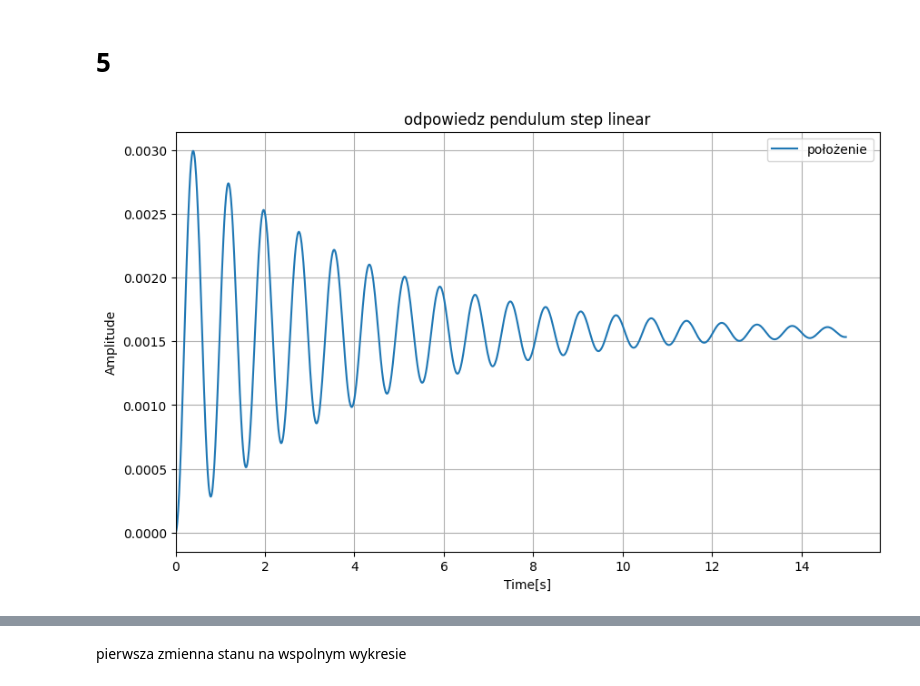
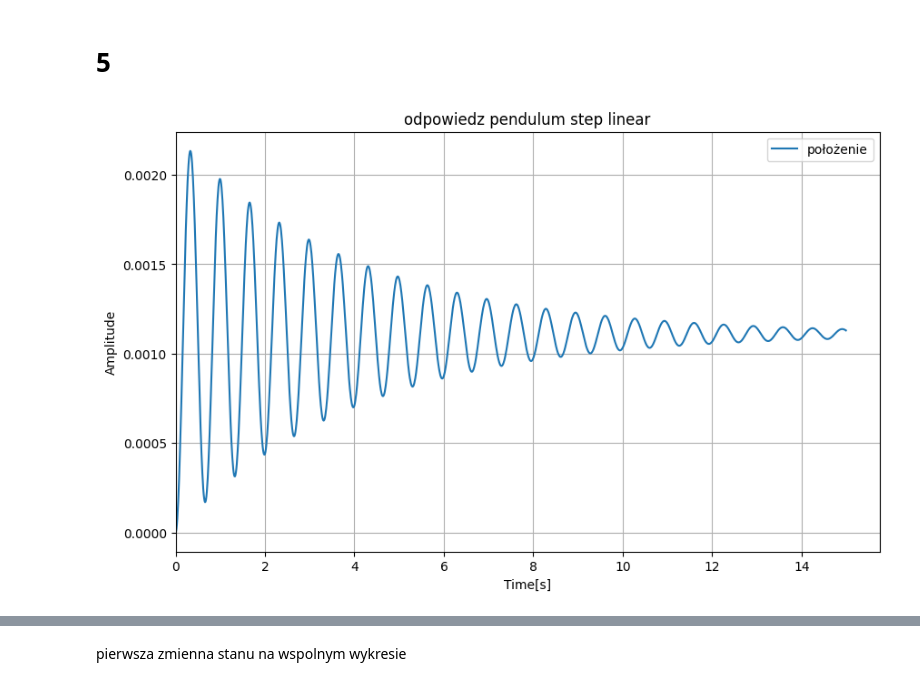
Before and after one commit to Piotr-Bednarek/ZadaniaSem5Laby, a Jupyter notebook: uso/lab10.ipynb, the cells around one changed output, grey strips where cells are left out. Drawn from its saved outputs; the diff is of its cells as text; code cells hidden in the pictures.

```diff
--- a/uso/lab10.ipynb
+++ b/uso/lab10.ipynb
@@ -80,35 +80,35 @@ d=0.5
 #linear pendulum model
 
 A=np.array([[0,1],
-            [-m*g*l/J*np.sqrt(2)/2,-d/J]])
+            [-m*g*l/J,-d/J]])
 B=np.array([[0],[1/J]])
 C=[0,1]
 
 pendulum_model_linear=sp.StateSpace(A,B,C,0)
 
 t=np.arange(0,15,0.01)
 
 u0=np.full(len(t),1)
 
 u=np.zeros((len(t),5))
 i=0
 
 for el in [0,0.1,20,45*np.sqrt(2),70]:
     u[:,i]=np.full(len(t),el)
     i+=1
 
 #print(u[:,1])
 
 t_res,_,state0=sp.lsim(pendulum_model_linear,u[:,0],T=t)
 t_res,_,state1=sp.lsim(pendulum_model_linear,u[:,1],T=t)
 t_res,_,state2=sp.lsim(pendulum_model_linear,u[:,2],T=t)
 t_res,_,state3=sp.lsim(pendulum_model_linear,u[:,3],T=t)
 t_res,_,state4=sp.lsim(pendulum_model_linear,u[:,4],T=t)
 
 
 plot_sets('odpowiedz pendulum step linear',[t_res,state1[:,0],'położenie'])
 # %% [output]
-[figure, old version]
+[figure, new version]
 # %%
 #5.1
 #non-linear pendulum model
```
Also changed, not shown: parts of 2 cells of this notebook, 5 other files.
